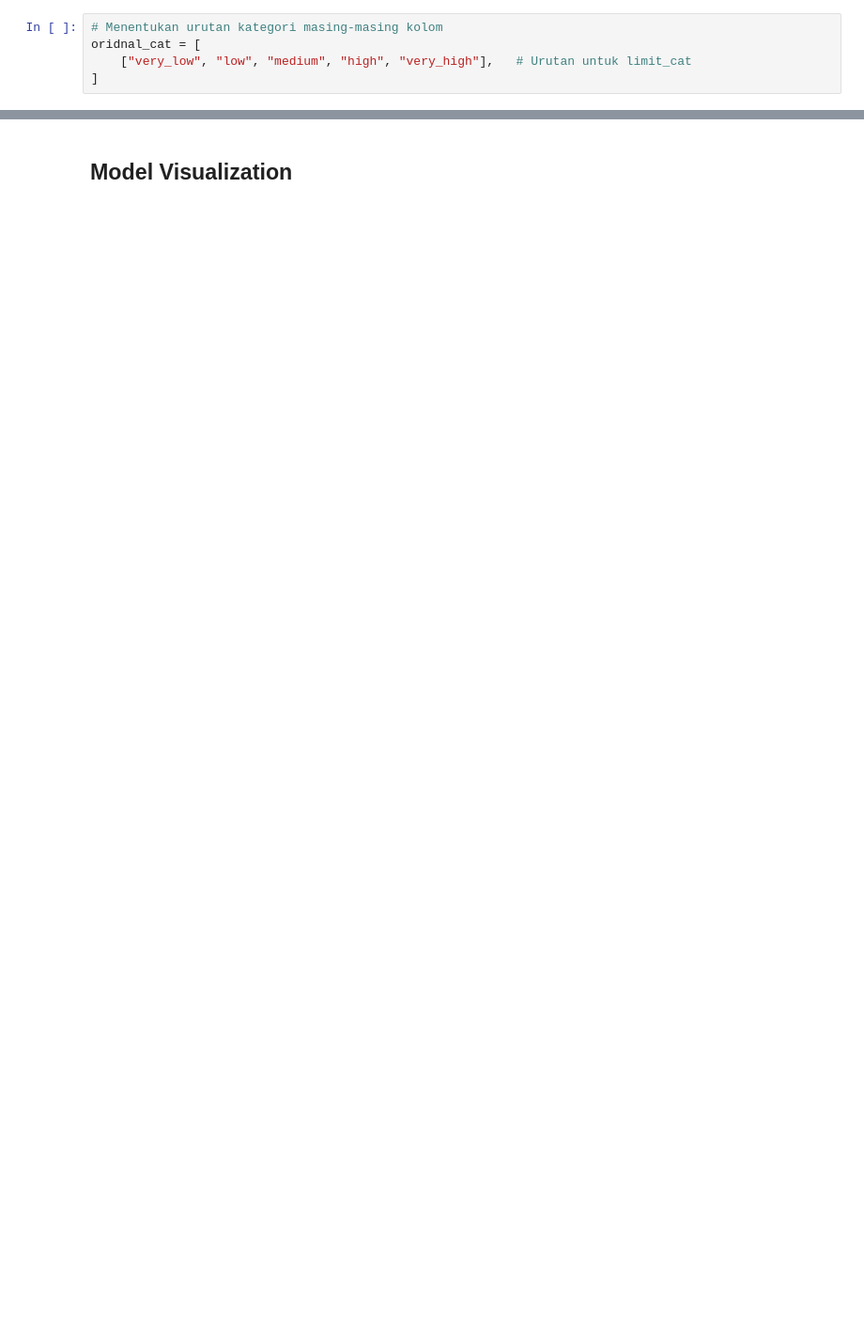
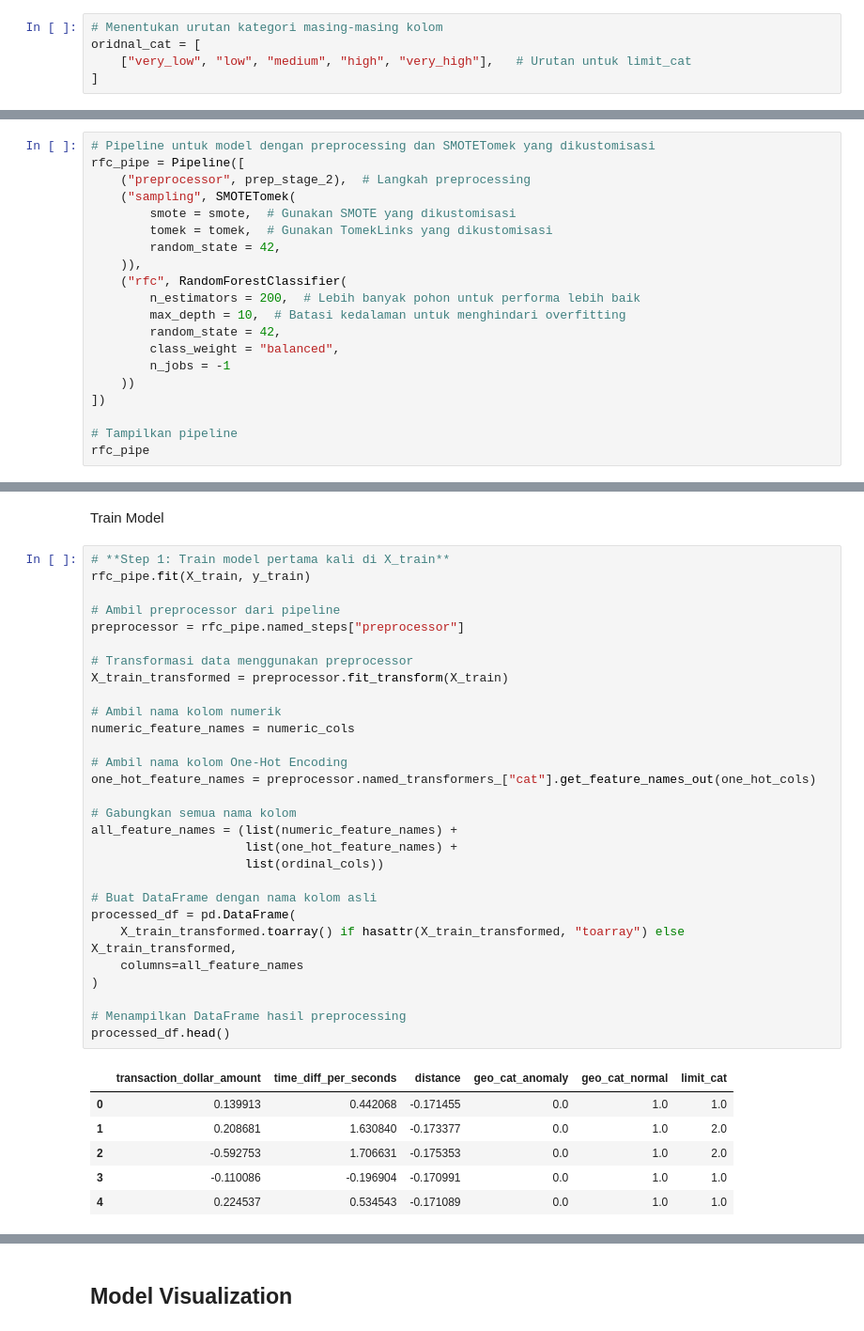
Before and after one commit to Pra5etya/Credit-Card-Fraud-Transactions, a Jupyter notebook: etl/data_modeling.ipynb, the cells around one changed output, grey strips where cells are left out. Shown: that part at 94% size. Saved outputs shown, nothing was run; the diff lists cells and outputs as text; blank space fills up the shorter version.

```diff
--- a/etl/data_modeling.ipynb
+++ b/etl/data_modeling.ipynb
@@ -293,0 +340,20 @@ model_df.columns = clean_columns
+# %%
+# Pipeline untuk model dengan preprocessing dan SMOTETomek yang dikustomisasi
+rfc_pipe = Pipeline([
+    ("preprocessor", prep_stage_2),  # Langkah preprocessing
+    ("sampling", SMOTETomek(
+        smote = smote,  # Gunakan SMOTE yang dikustomisasi
+        tomek = tomek,  # Gunakan TomekLinks yang dikustomisasi
+        random_state = 42,
+    )),
+    ("rfc", RandomForestClassifier(
+        n_estimators = 200,  # Lebih banyak pohon untuk performa lebih baik
+        max_depth = 10,  # Batasi kedalaman untuk menghindari overfitting
+        random_state = 42,
+        class_weight = "balanced",
+        n_jobs = -1
+    ))
+])
+
+# Tampilkan pipeline
+rfc_pipe
@@ -294,2 +378,40 @@ model_df.columns = clean_columns
+# %% [markdown]
+Train Model
+# %%
+# **Step 1: Train model pertama kali di X_train**
+rfc_pipe.fit(X_train, y_train)
+
+# Ambil preprocessor dari pipeline
+preprocessor = rfc_pipe.named_steps["preprocessor"]
+
+# Transformasi data menggunakan preprocessor
+X_train_transformed = preprocessor.fit_transform(X_train)
+
+# Ambil nama kolom numerik
+numeric_feature_names = numeric_cols
+
+# Ambil nama kolom One-Hot Encoding
+one_hot_feature_names = preprocessor.named_transformers_["cat"].get_feature_names_out(one_hot_cols)
+
+# Gabungkan semua nama kolom
+all_feature_names = (list(numeric_feature_names) +
+                     list(one_hot_feature_names) +
+                     list(ordinal_cols))
+
+# Buat DataFrame dengan nama kolom asli
+processed_df = pd.DataFrame(
+    X_train_transformed.toarray() if hasattr(X_train_transformed, "toarray") else X_train_transformed,
+    columns=all_feature_names
+)
+
+# Menampilkan DataFrame hasil preprocessing
+processed_df.head()
+# %% [output]
+|  | transaction_dollar_amount | time_diff_per_seconds | distance | geo_cat_anomaly | geo_cat_normal | limit_cat |
+| 0 | 0.139913 | 0.442068 | -0.171455 | 0.0 | 1.0 | 1.0 |
+| 1 | 0.208681 | 1.630840 | -0.173377 | 0.0 | 1.0 | 2.0 |
+| 2 | -0.592753 | 1.706631 | -0.175353 | 0.0 | 1.0 | 2.0 |
+| 3 | -0.110086 | -0.196904 | -0.170991 | 0.0 | 1.0 | 1.0 |
+| 4 | 0.224537 | 0.534543 | -0.171089 | 0.0 | 1.0 | 1.0 |
 # %%
 # Menampilkan total null pada setiap kolom
```
Also changed, not shown: parts of 78 cells of this notebook, 1 other file.
